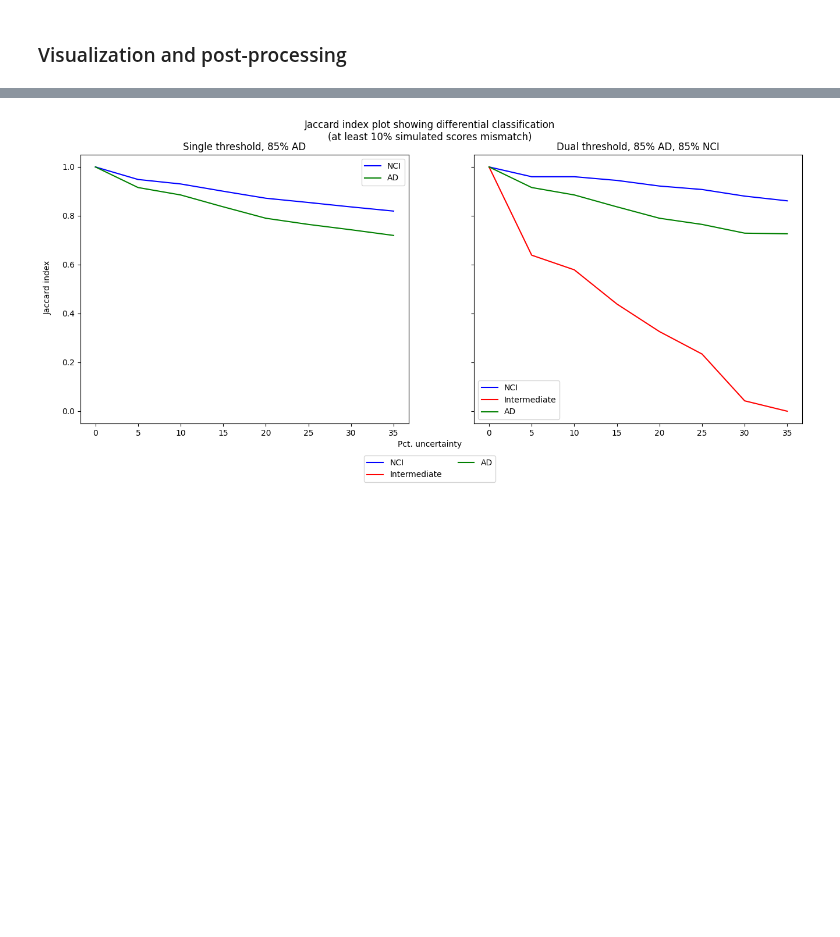
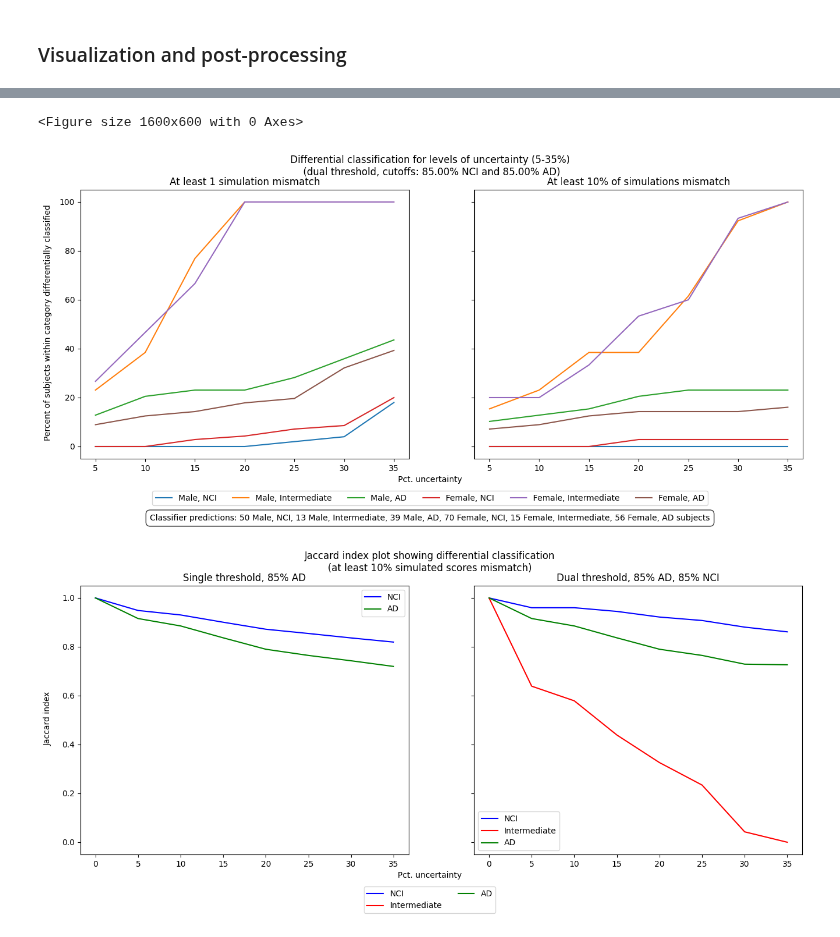
Before and after one commit to Translational-HDPM/T-HDPM_uncertainty_analysis, a Jupyter notebook: notebooks/uncertainty_analysis_based_on_gender.ipynb, the cells around one changed output, grey strips where cells are left out. Saved outputs shown, nothing was run; the diff lists cells and outputs as text; code cells hidden in the pictures; blank space fills up the shorter version.

```diff
--- a/notebooks/uncertainty_analysis_based_on_gender.ipynb
+++ b/notebooks/uncertainty_analysis_based_on_gender.ipynb
@@ -419,3 +376,24 @@ plot_jaccard_index_plot(
+# %%
+plot_differential_classification_results(
+    gt_labels=get_gender_pred_labels(res.dual_thres_gt_labels, pathos),
+    one_sim_mismatch_pred_labels_dict=build_gender_pred_labels_dict(
+        res_1_diff_cls.dual_thres_pred_labels, pathos
+    ),
+    ten_pct_sim_mismatch_pred_labels_dict=build_gender_pred_labels_dict(
+        res.dual_thres_pred_labels, pathos
+    ),
+    labels=list(
+        map(
+            lambda x: f"{x[0]}, {x[1]}",
+            product(["Male", "Female"], ["NCI", "Intermediate", "AD"]),
+        )
+    ),
+    figure_title="Differential classification for levels of uncertainty (5-35%)\n"
+    + f" (dual threshold, cutoffs: {(1 - dual_thres_low) * 100:.2f}% NCI and {dual_thres_high * 100:.2f}% AD)",
+)
+# %% [output]
+<Figure size 1600x600 with 0 Axes>
+[figure, new version]
 # %%
 plot_jaccard_index_plot(
     labels_dict_single_thres={"NCI": "b", "AD": "g"},
```
Also changed, not shown: parts of 5 cells of this notebook.
